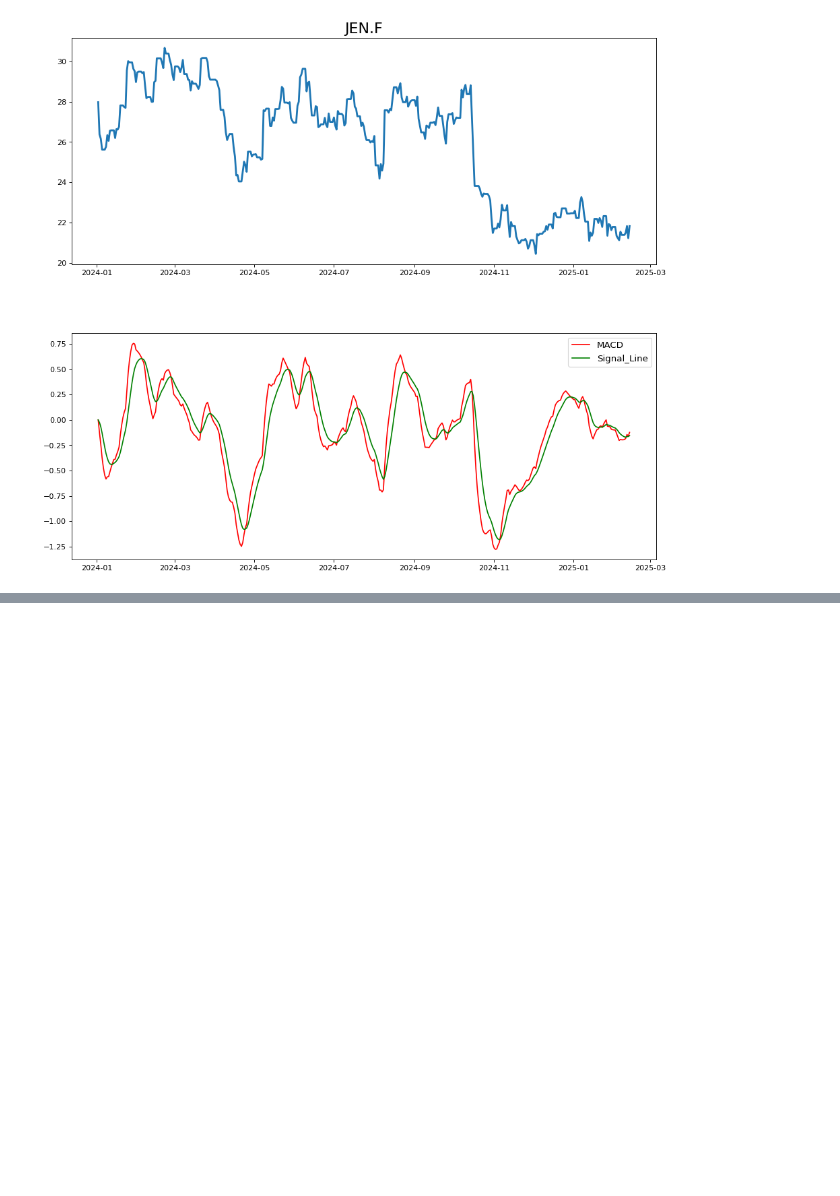
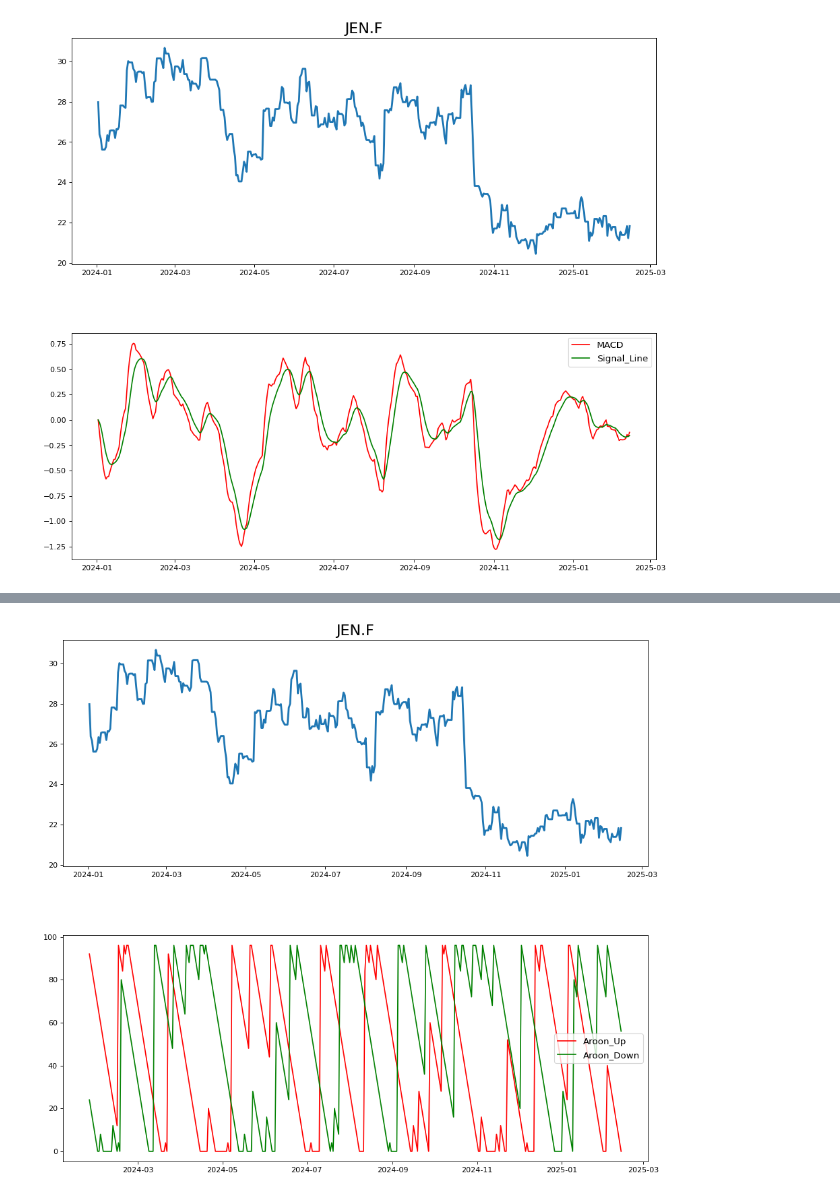
Before and after one commit to CSQlombard/Technical_Indicators, a Jupyter notebook: Technical_Indicators.ipynb, the cells around one changed output, grey strips where cells are left out. Cells and saved outputs as stored; diff of their text form; code cells hidden in the pictures; blank space fills up the shorter version.

Commit message:
Change File Name and added Aroon Indicators

```diff
--- a/RSI_MFI_MACD.ipynb
+++ b/Technical_Indicators.ipynb
@@ -243,0 +250,7 @@ plt.show()
+# %%
+period = 25 ### typical period
+
+#Aroon Up and Down Formulas
+data['aroon_up'] = 100 * data.High.rolling(period).apply(lambda x: x.argmax()) / (period)
+data['aroon_down'] = 100 * data.Low.rolling(period).apply(lambda x: x.argmin()) / (period)
+data.head()
@@ -243,0 +264,16 @@ plt.show()
+# %%
+figure(figsize=(14, 14), dpi=80)
+
+ax1 = plt.subplot2grid((10, 1), (0, 0), rowspan=4, colspan=1)
+ax2 = plt.subplot2grid((10, 1), (5, 0), rowspan=4, colspan=1)
+ax1.plot(data['Close'], linewidth=2.5)
+ax1.set_title(ticker, fontsize=20)
+ax2.plot(data['aroon_up'], color='red', linewidth=1.5)
+ax2.plot(data['aroon_down'], color='green', linewidth=1.5)
+#ax2.axhline(30, linestyle='--', linewidth=1.5, color='grey')
+#ax2.axhline(70, linestyle='--', linewidth=1.5, color='grey')
+ax2.legend(['Aroon_Up', 'Aroon_Down'], fontsize=12)
+
+plt.show()
+# %% [output]
+[figure, added]
```
Also changed, not shown: parts of 4 cells of this notebook.
